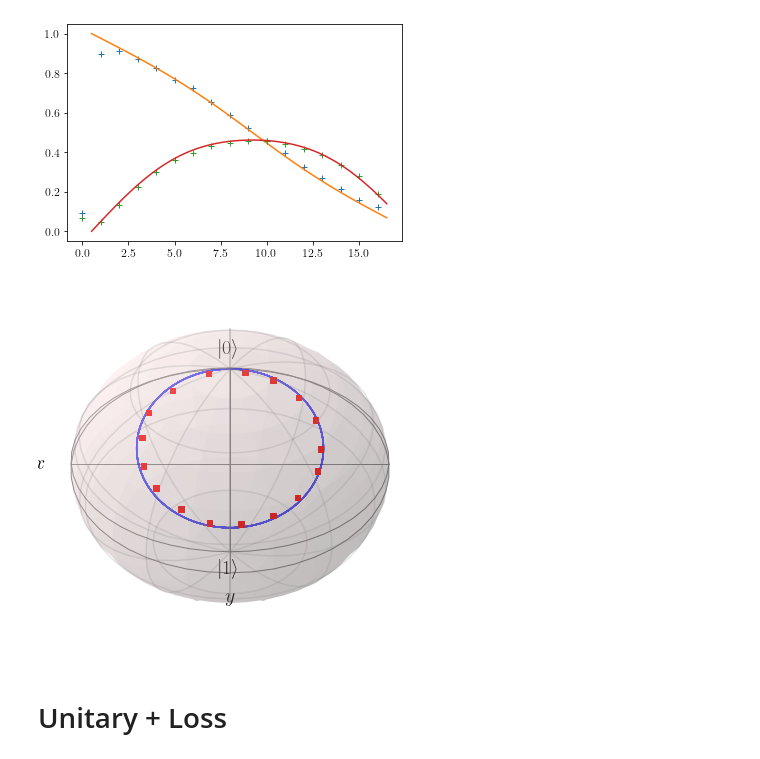
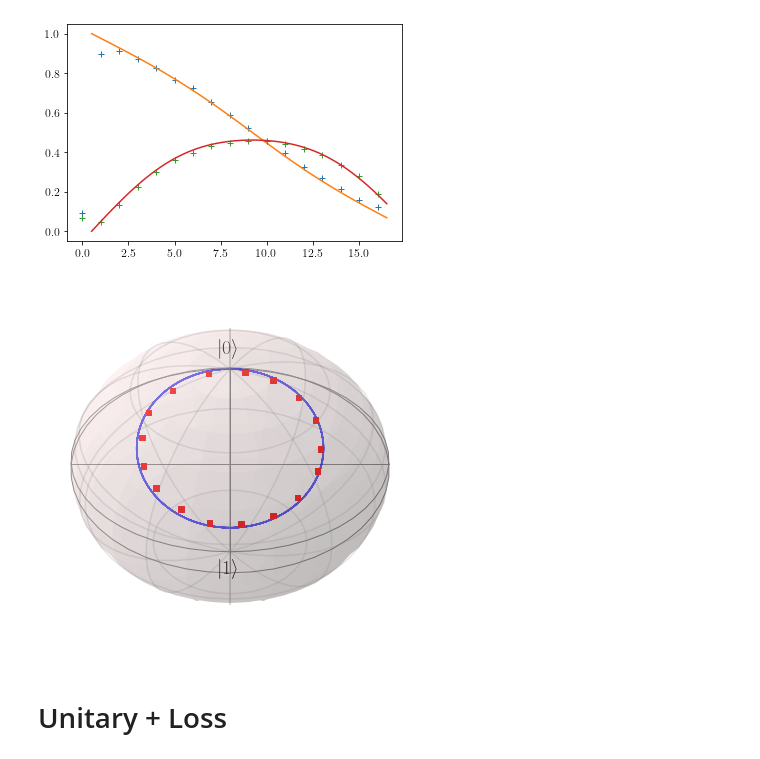
Before and after one commit to OliverDudgeon/QSync, a Jupyter notebook: experiment-plots.ipynb, the cells around one changed output. Drawn from its saved outputs; the diff is of its cells as text; code cells hidden in the pictures.

```diff
--- a/experiment-plots.ipynb
+++ b/experiment-plots.ipynb
@@ -59,18 +62,22 @@ ax.plot(t + 0.5, cont_coh_mod, "-")
 # %%
 detuning = 0.3
 signal_strength = 0.2
 
 H = signal_hamiltonian(detuning, signal_strength)
 result = mesolve(H, basis(2, 0), np.linspace(0, 100, 1000))
 
 b = Bloch()
 points = dm2bloch([Qobj(s) for s in states])
 b.add_points(dm2bloch(result.states), 'l')
 b.add_points(points, meth="s")
 b.view = [0, 40]
+b.xlabel = ['', '']
+b.ylabel = ['', '']
 b.show()
+
+b.fig.savefig("results/unitary/bloch-sphere-cycle.pdf")
 # %% [output]
-[figure, old version]
+[figure, new version]
 # %% [markdown]
 # Unitary + Loss
 # %%
```
Also changed, not shown: parts of 9 cells of this notebook, 32 other files.
